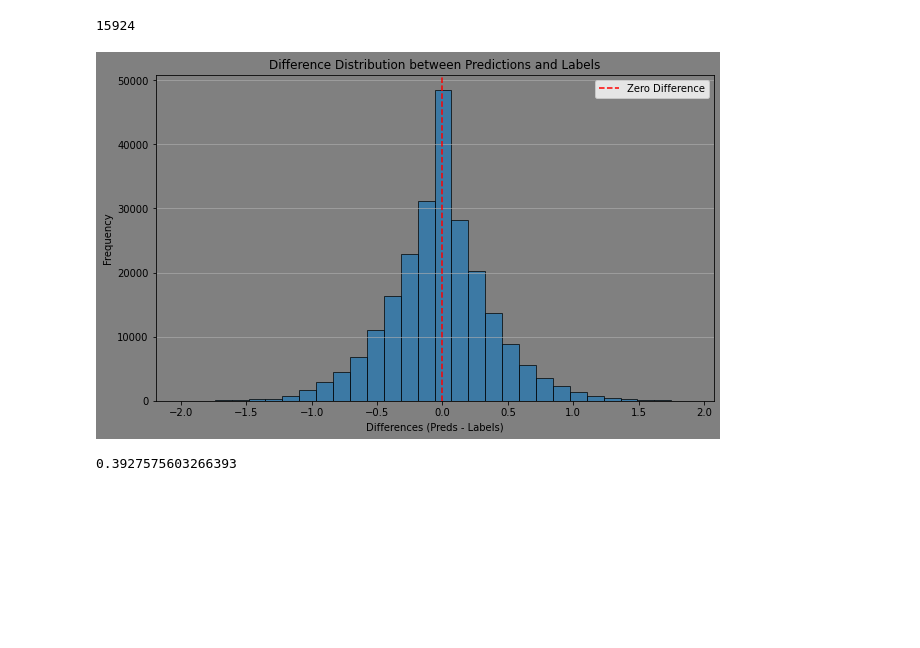
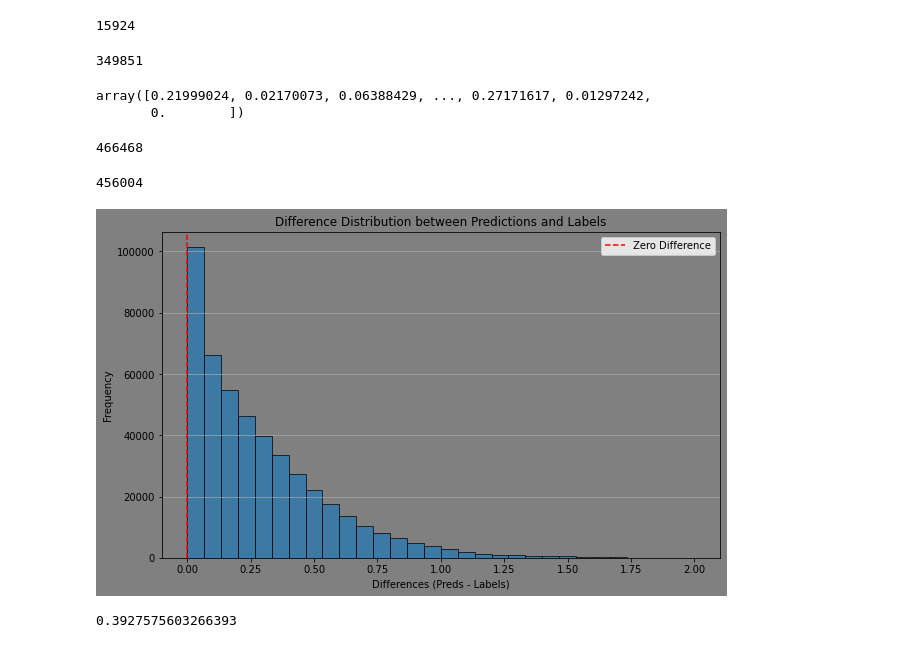
Before and after one commit to vadimtimakin/Kaggle-MCTS-6th-place-solution, a Jupyter notebook: draft.ipynb, the cells around one changed output. Cells and saved outputs as stored; diff of their text form; code cells hidden in the pictures; blank space fills up the shorter version.

```diff
--- a/draft.ipynb
+++ b/draft.ipynb
@@ -1085,9 +1085,28 @@ import kaggle_evaluation.mcts_inference_server
 # %%
 import pickle
 
-with open('solver_checkpoint.pickle', 'rb') as file:
+with open('checkpoints/solver_checkpoint_u.pickle', 'rb') as file:
     checkpoint = pickle.load(file)
 # %%
-preds = data["catboost"]["oof_preds"]
-labels = data["catboost"]["oof_labels"]
-mask = data
+preds = checkpoint["catboost"]["oof_preds"]
+labels = checkpoint["catboost"]["oof_labels"]
+# %%
+import numpy as np
+rmse = np.sqrt((preds - labels) ** 2)
+# %%
+(rmse < np.quantile(rmse, 0.75)).sum()
+# %% [output]
+349851
+# %%
+rmse
+# %% [output]
+array([0.21999024, 0.02170073, 0.06388429, ..., 0.27171617, 0.01297242,
+       0.        ])
+# %%
+len(rmse)
+# %% [output]
+466468
+# %%
+(rmse < 1).sum()
+# %% [output]
+456004
@@ -1094,31 +1116,31 @@ mask = data
 # %%
 import numpy as np
 import matplotlib.pyplot as plt
 
-# Example data (replace these with your actual preds and labels)
-mask = data["catboost"]["mode"].astype(bool)
-preds = data["catboost"]["oof_preds"]
-labels = data["catboost"]["oof_labels"]
+# # Example data (replace these with your actual preds and labels)
+# mask = data["catboost"]["mode"].astype(bool)
+# preds = data["catboost"]["oof_preds"]
+# labels = data["catboost"]["oof_labels"]
 
 # Calculate the differences
-differences = preds - labels
+rmse
 
 # Plotting the differences distribution
 plt.figure(figsize=(10, 6), facecolor='gray')
 plt.gca().set_facecolor('gray')
 
-plt.hist(differences, bins=30, edgecolor='k', alpha=0.7)
+plt.hist(rmse, bins=30, edgecolor='k', alpha=0.7)
 plt.title('Difference Distribution between Predictions and Labels')
 plt.xlabel('Differences (Preds - Labels)')
 plt.ylabel('Frequency')
 plt.grid(axis='y', alpha=0.75)  # Optional: Add grid for better readability
 plt.axvline(0, color='red', linestyle='--', label='Zero Difference')  # Optional: Vertical line at zero difference
 plt.legend()
 
 # Show the plot
 plt.show()
 # %% [output]
-[figure, old version]
+[figure, new version]
 # %%
 from sklearn.metrics import mean_squared_error
 
```
Also changed, not shown: parts of 2 cells of this notebook, 1 other file.
